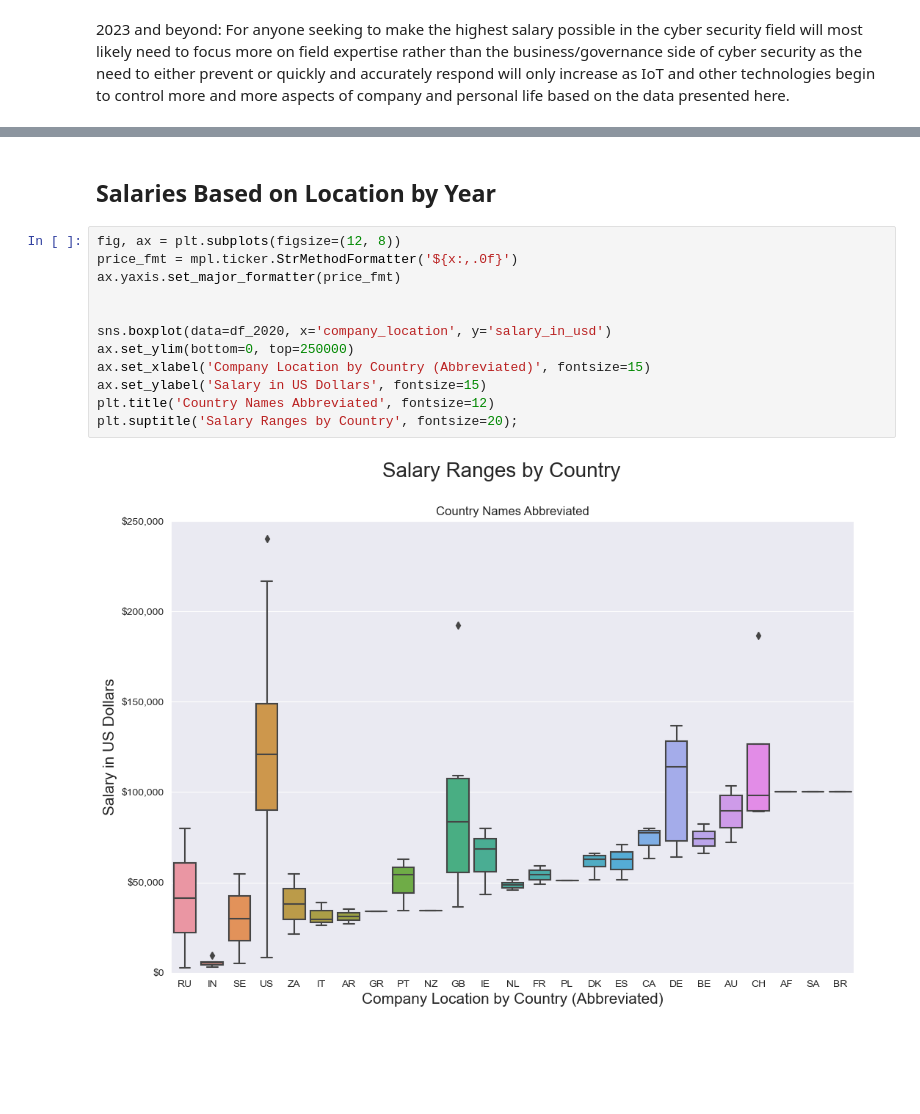
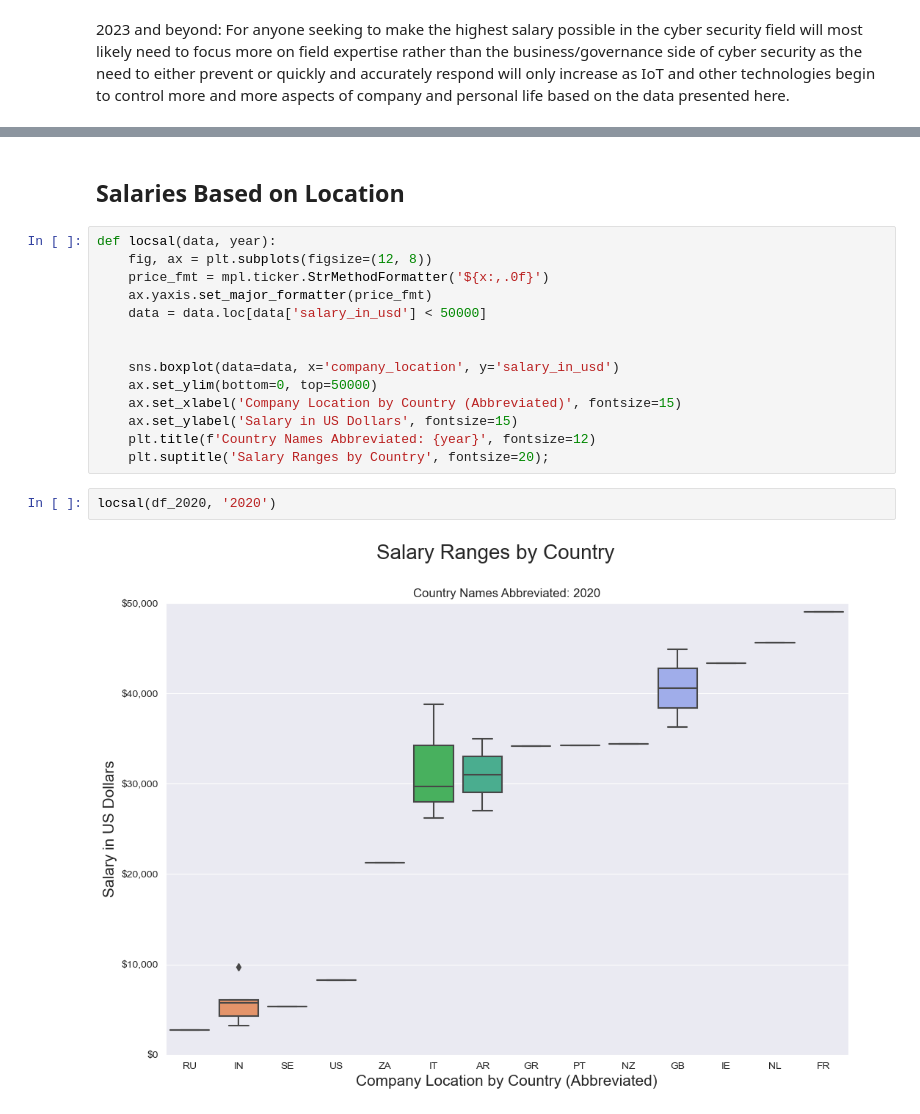
Before and after one commit to SantosAbimaelRomero/Cyber-Security-Salaries, a Jupyter notebook: Cyber Security Salary Presentation.ipynb, the cells around one changed output, grey strips where cells are left out. Saved outputs shown, nothing was run; the diff lists cells and outputs as text; blank space fills up the shorter version.

Commit message:
low end boxplot

```diff
--- a/Cyber Security Salary Presentation.ipynb
+++ b/Cyber Security Salary Presentation.ipynb
@@ -345,16 +347,20 @@ Overall: Some of these values seem astonishingly low for certain jobs so I am no
 # %% [markdown]
-## Salaries Based on Location by Year
+## Salaries Based on Location
+# %%
+def locsal(data, year):
+    fig, ax = plt.subplots(figsize=(12, 8))
+    price_fmt = mpl.ticker.StrMethodFormatter('${x:,.0f}')
+    ax.yaxis.set_major_formatter(price_fmt)
+    data = data.loc[data['salary_in_usd'] < 50000]
+
+
+    sns.boxplot(data=data, x='company_location', y='salary_in_usd')
+    ax.set_ylim(bottom=0, top=50000)
+    ax.set_xlabel('Company Location by Country (Abbreviated)', fontsize=15)
+    ax.set_ylabel('Salary in US Dollars', fontsize=15)
+    plt.title(f'Country Names Abbreviated: {year}', fontsize=12)
+    plt.suptitle('Salary Ranges by Country', fontsize=20);
 # %%
-fig, ax = plt.subplots(figsize=(12, 8))
-price_fmt = mpl.ticker.StrMethodFormatter('${x:,.0f}')
-ax.yaxis.set_major_formatter(price_fmt)
-
-
-sns.boxplot(data=df_2020, x='company_location', y='salary_in_usd')
-ax.set_ylim(bottom=0, top=250000)
-ax.set_xlabel('Company Location by Country (Abbreviated)', fontsize=15)
-ax.set_ylabel('Salary in US Dollars', fontsize=15)
-plt.title('Country Names Abbreviated', fontsize=12)
-plt.suptitle('Salary Ranges by Country', fontsize=20);
+locsal(df_2020, '2020')
 # %% [output]
-[figure, old version]
+[figure, new version]
```
Also changed, not shown: parts of 13 cells of this notebook.
